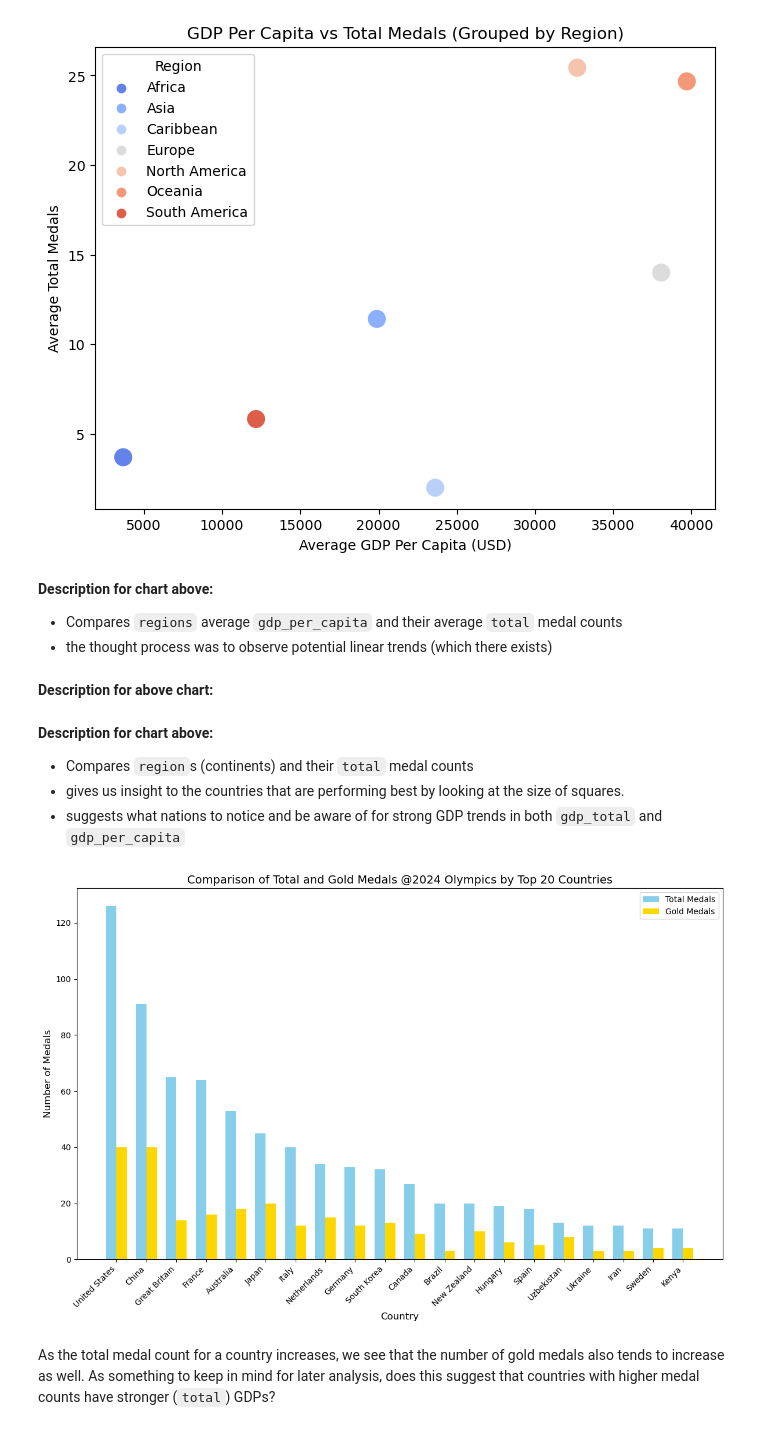
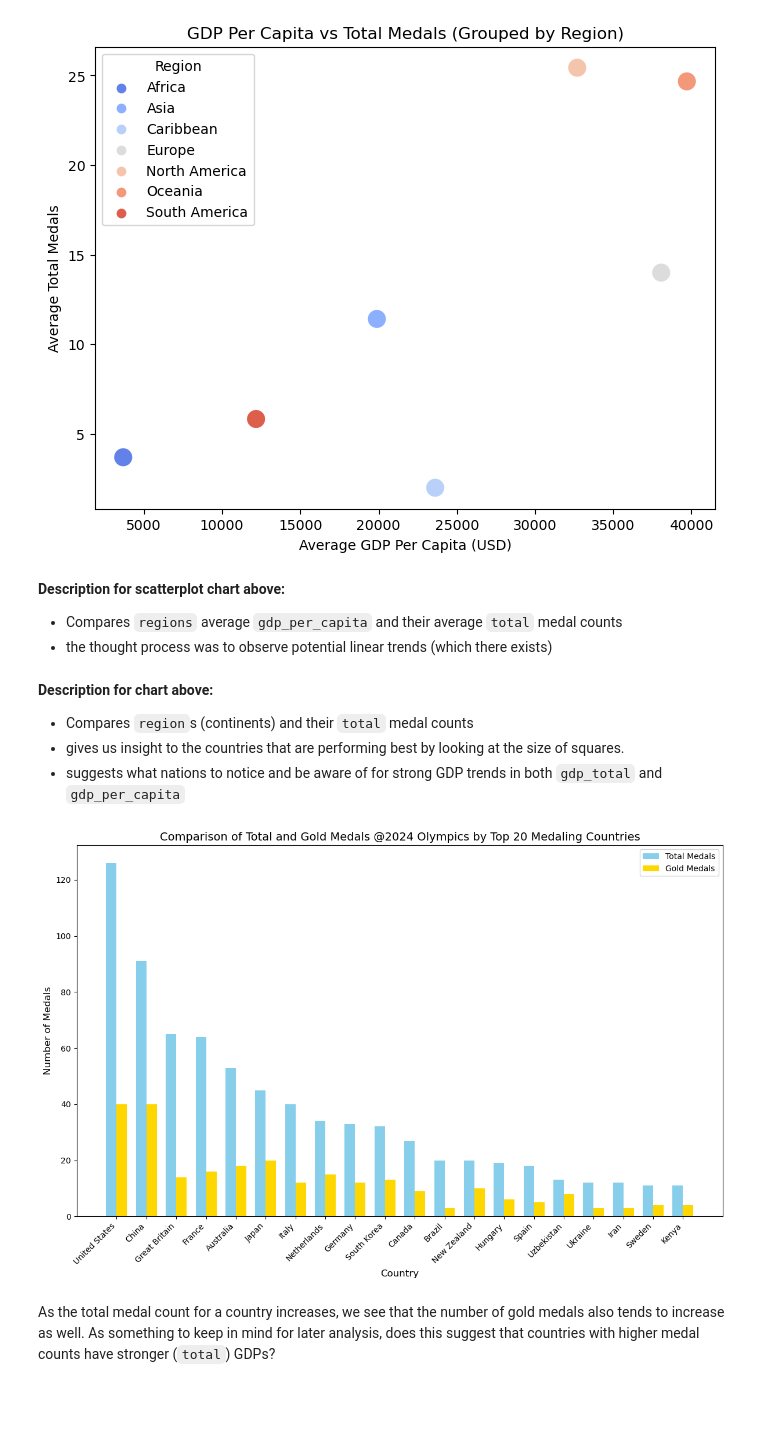
Before and after one commit to levsah/Olympinomics, a Jupyter notebook: FinalProject_Group103-FA24.ipynb, the cells around one changed output. Saved outputs shown, nothing was run; the diff lists cells and outputs as text; code cells hidden in the pictures; blank space fills up the shorter version.

```diff
--- a/FinalProject_Group103-FA24.ipynb
+++ b/FinalProject_Group103-FA24.ipynb
@@ -857,11 +879,9 @@ plt.show()
 # %% [output]
 [figure]
 # %% [markdown]
-**Description for chart above:**
+**Description for scatterplot chart above:**
 - Compares `regions` average `gdp_per_capita` and their average `total` medal counts
 - the thought process was to observe potential linear trends (which there exists)
-# %% [markdown]
-**Description for above chart:**
 # %%
 figtree = px.treemap(
     olympics24,
@@ -890,26 +910,26 @@ figtree.show()
 # %%
 medal_comparison = olympics24[['country', 'total', 'gold']].sort_values(by='total', ascending=False).head(20)
 
 # Plot
 plt.figure(figsize=(12, 8))
 bar_width = 0.35
 index = np.arange(len(medal_comparison))
 
 # Bars for Total and Gold Medals
 plt.bar(index, medal_comparison['total'], bar_width, label='Total Medals', color='skyblue')
 plt.bar(index + bar_width, medal_comparison['gold'], bar_width, label='Gold Medals', color='gold')
 
 # Formatting
 plt.xlabel('Country', fontsize=12)
 plt.ylabel('Number of Medals', fontsize=12)
-plt.title('Comparison of Total and Gold Medals @2024 Olympics by Top 20 Countries', fontsize=14)
+plt.title('Comparison of Total and Gold Medals @2024 Olympics by Top 20 Medaling Countries', fontsize=14)
 plt.xticks(index + bar_width / 2, medal_comparison['country'], rotation=45, ha='right')
 plt.legend()
 plt.tight_layout()
 
 plt.show()
 # %% [output]
-[figure, old version]
+[figure, new version]
 # %% [markdown]
 As the total medal count for a country increases, we see that the number of gold medals also tends to increase as well. As something to keep in mind for later analysis, does this suggest that countries with higher medal counts have stronger (`total`) GDPs?
 # %% [markdown]
```
Also changed, not shown: parts of 77 cells of this notebook, 1 other file.
